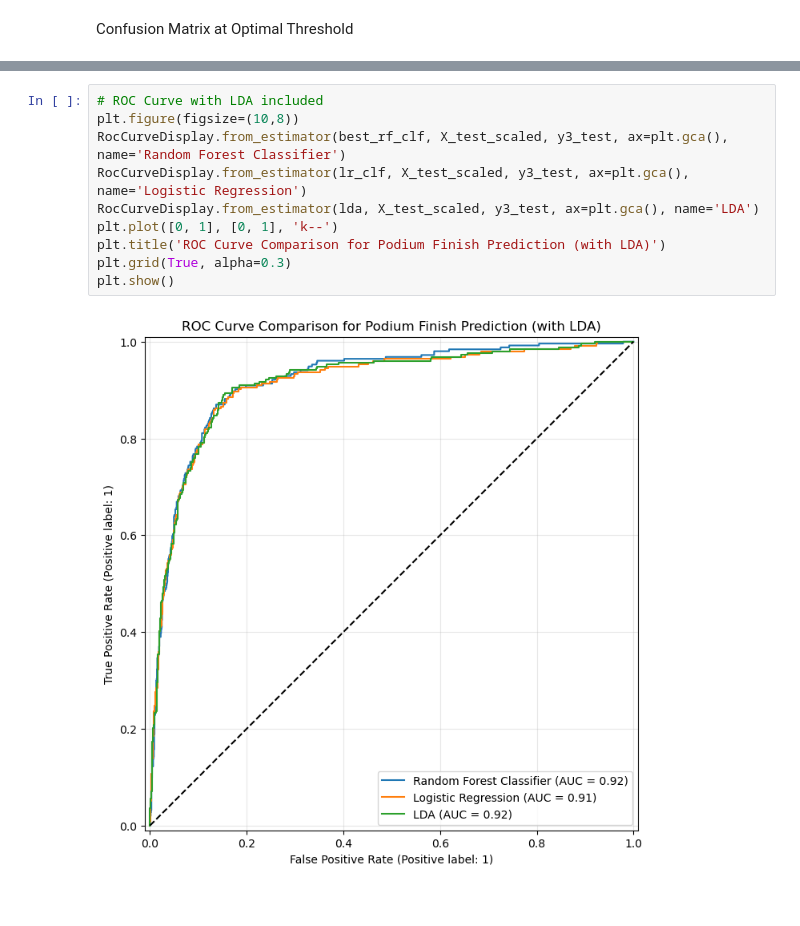
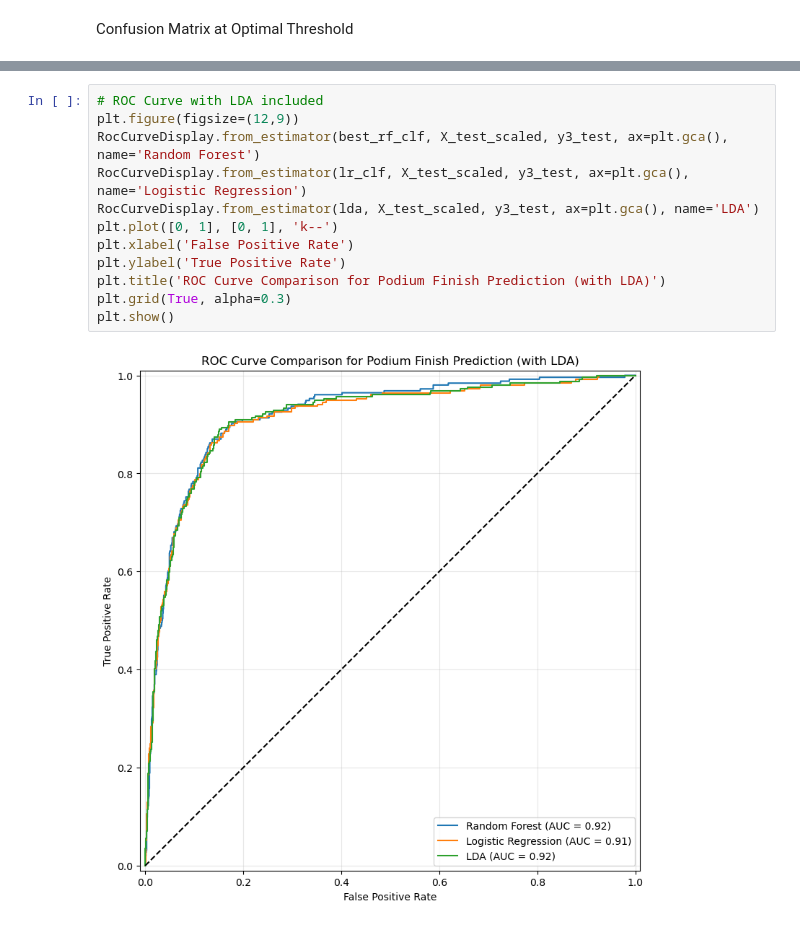
Before and after one commit to shehzanwar/DMSL7406, a Jupyter notebook: Project/f1_proj.ipynb, the cells around one changed output, grey strips where cells are left out. Saved outputs shown, nothing was run; the diff lists cells and outputs as text.

```diff
--- a/Project/f1_proj.ipynb
+++ b/Project/f1_proj.ipynb
@@ -592,12 +574,14 @@ plt.show()
 # %%
 # ROC Curve with LDA included
-plt.figure(figsize=(10,8))
-RocCurveDisplay.from_estimator(best_rf_clf, X_test_scaled, y3_test, ax=plt.gca(), name='Random Forest Classifier')
+plt.figure(figsize=(12,9))
+RocCurveDisplay.from_estimator(best_rf_clf, X_test_scaled, y3_test, ax=plt.gca(), name='Random Forest')
 RocCurveDisplay.from_estimator(lr_clf, X_test_scaled, y3_test, ax=plt.gca(), name='Logistic Regression')
 RocCurveDisplay.from_estimator(lda, X_test_scaled, y3_test, ax=plt.gca(), name='LDA')
 plt.plot([0, 1], [0, 1], 'k--')
+plt.xlabel('False Positive Rate')
+plt.ylabel('True Positive Rate')
 plt.title('ROC Curve Comparison for Podium Finish Prediction (with LDA)')
 plt.grid(True, alpha=0.3)
 plt.show()
 # %% [output]
-[figure, old version]
+[figure, new version]
```
Also changed, not shown: parts of 4 cells of this notebook.
